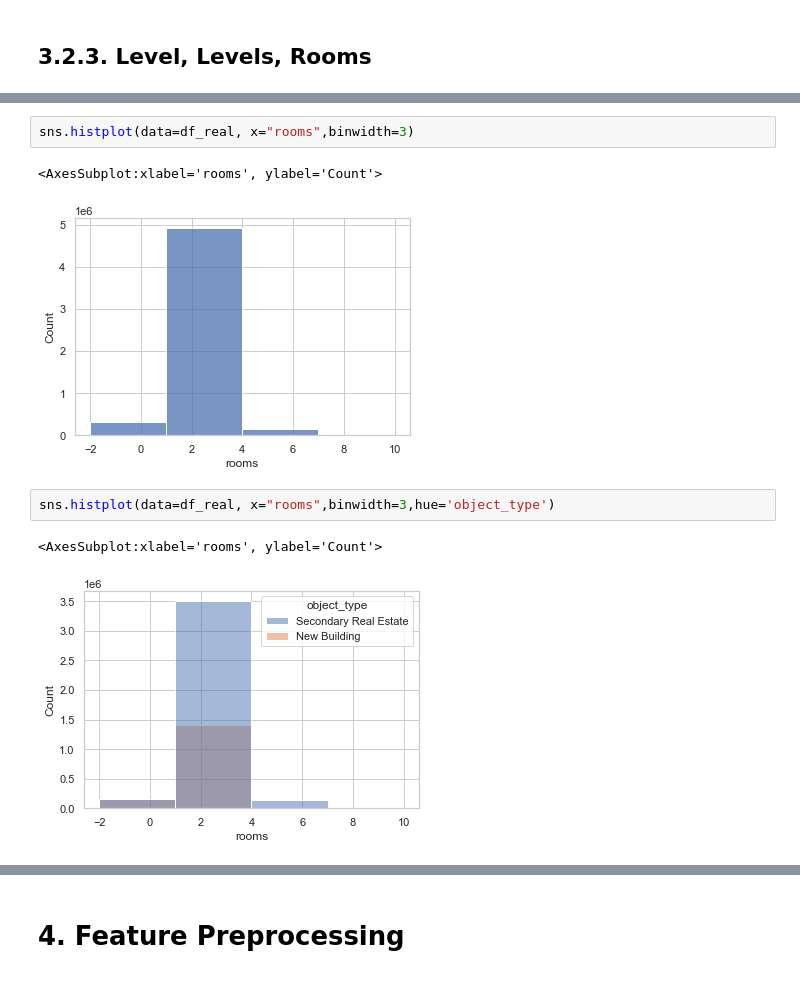
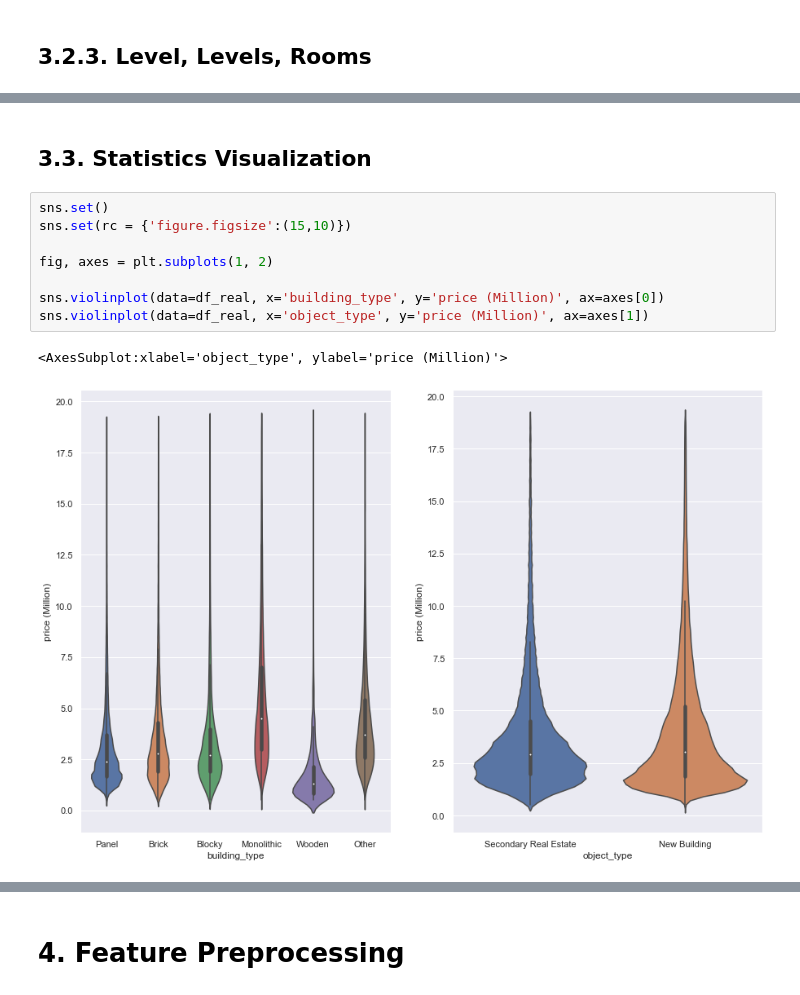
Before and after one commit to danielbeltsazar99/My-Mini-Projects, a Jupyter notebook: Data Science Projects/Regression/Real Estate Price Prediction/Real Estate Price Prediction.ipynb, the cells around one changed output, grey strips where cells are left out. Cells and saved outputs as stored; diff of their text form.

```diff
--- a/Data Science Projects/Regression/Real Estate Price Prediction/Real Estate Price Prediction.ipynb
+++ b/Data Science Projects/Regression/Real Estate Price Prediction/Real Estate Price Prediction.ipynb
@@ -460,10 +454,13 @@ sns.histplot(data=df_real, x="levels",binwidth=3,hue='object_type')
-# %%
-sns.histplot(data=df_real, x="rooms",binwidth=3)
-# %% [output]
-<AxesSubplot:xlabel='rooms', ylabel='Count'>
-[figure, removed]
-# %%
-sns.histplot(data=df_real, x="rooms",binwidth=3,hue='object_type')
-# %% [output]
-<AxesSubplot:xlabel='rooms', ylabel='Count'>
-[figure, removed]
+# %% [markdown]
+## 3.3. Statistics Visualization
+# %%
+sns.set()
+sns.set(rc = {'figure.figsize':(15,10)})
+
+fig, axes = plt.subplots(1, 2)
+
+sns.violinplot(data=df_real, x='building_type', y='price (Million)', ax=axes[0])
+sns.violinplot(data=df_real, x='object_type', y='price (Million)', ax=axes[1])
+# %% [output]
+<AxesSubplot:xlabel='object_type', ylabel='price (Million)'>
+[figure, added]
```
Also changed, not shown: parts of 16 cells of this notebook, 1 other file.
